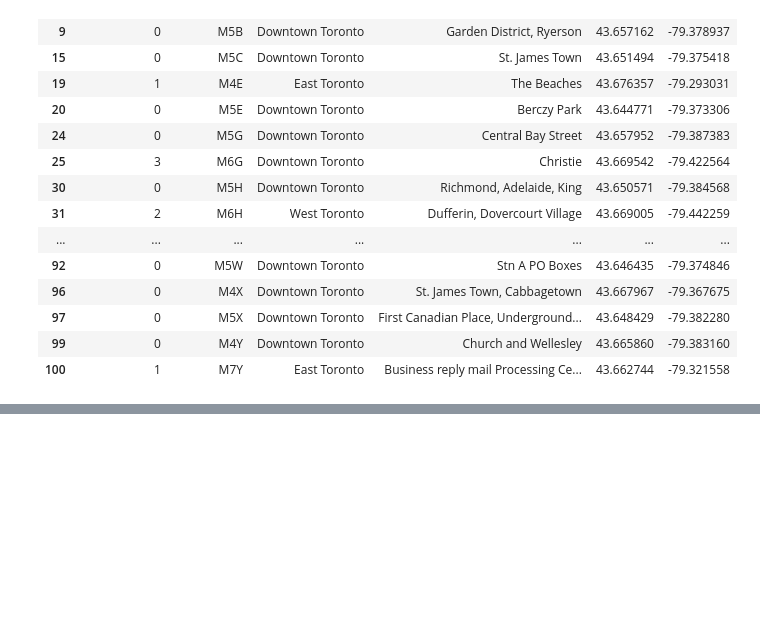
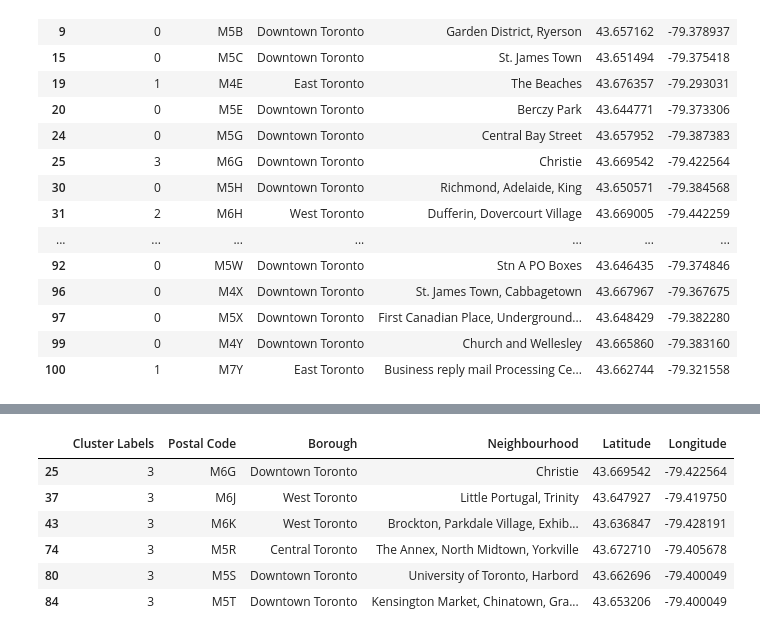
Before and after one commit to leofanci/Capstone_Project, a Jupyter notebook: Toronto 3.ipynb, the cells around one changed output, grey strips where cells are left out. Cells and saved outputs as stored; diff of their text form; code cells hidden in the pictures; blank space fills up the shorter version.

```diff
--- a/Toronto 3.ipynb
+++ b/Toronto 3.ipynb
@@ -311,0 +358,11 @@ map_colored
+# %%
+# Cluster 4
+df6.loc[df6['Cluster Labels']==3]
+# %% [output]
+|  | Cluster Labels | Postal Code | Borough | Neighbourhood | Latitude | Longitude |
+| 25 | 3 | M6G | Downtown Toronto | Christie | 43.669542 | -79.422564 |
+| 37 | 3 | M6J | West Toronto | Little Portugal, Trinity | 43.647927 | -79.419750 |
+| 43 | 3 | M6K | West Toronto | Brockton, Parkdale Village, Exhib... | 43.636847 | -79.428191 |
+| 74 | 3 | M5R | Central Toronto | The Annex, North Midtown, Yorkville | 43.672710 | -79.405678 |
+| 80 | 3 | M5S | Downtown Toronto | University of Toronto, Harbord | 43.662696 | -79.400049 |
+| 84 | 3 | M5T | Downtown Toronto | Kensington Market, Chinatown, Gra... | 43.653206 | -79.400049 |
```
Also changed, not shown: parts of 8 cells of this notebook.
